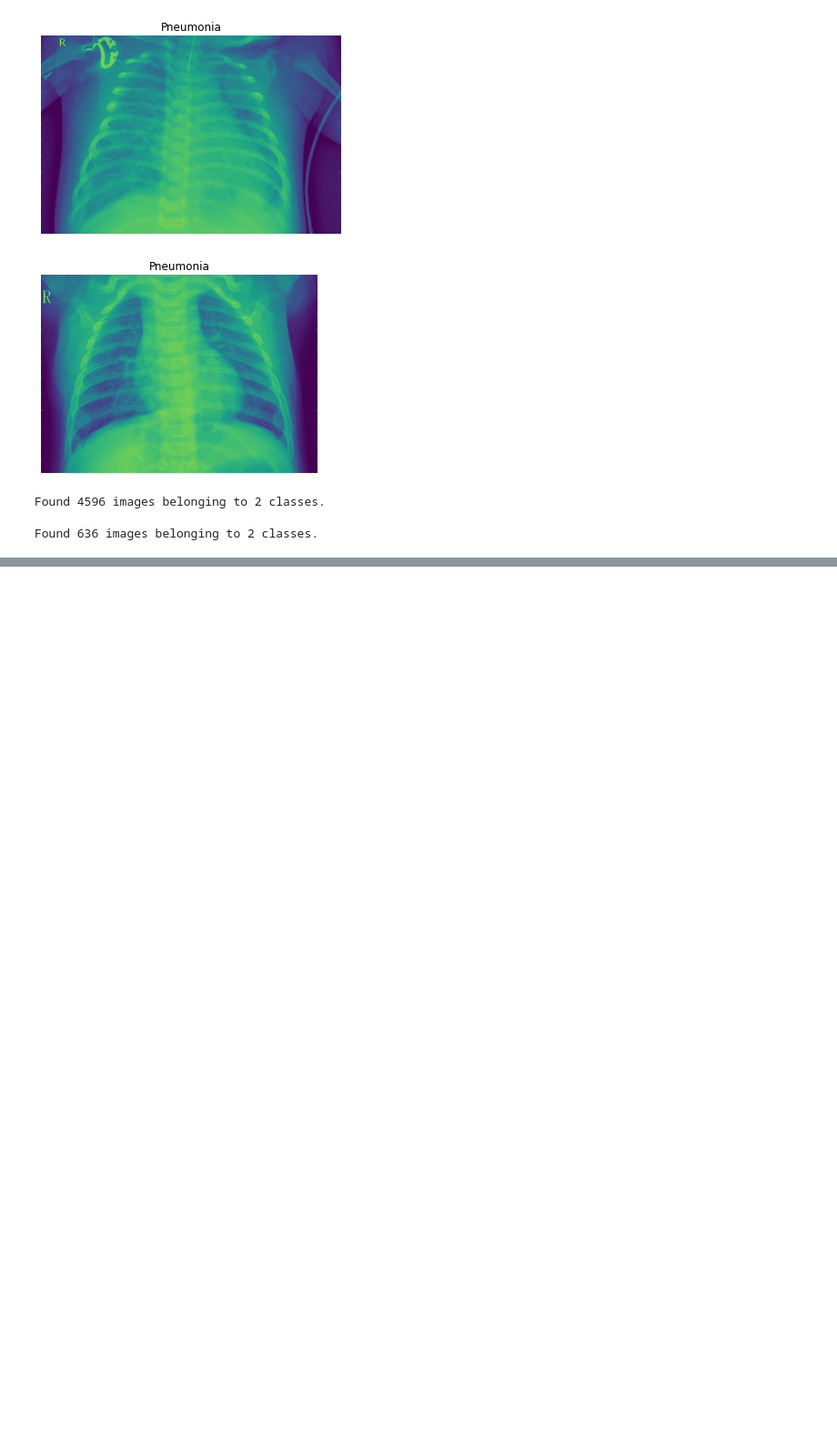
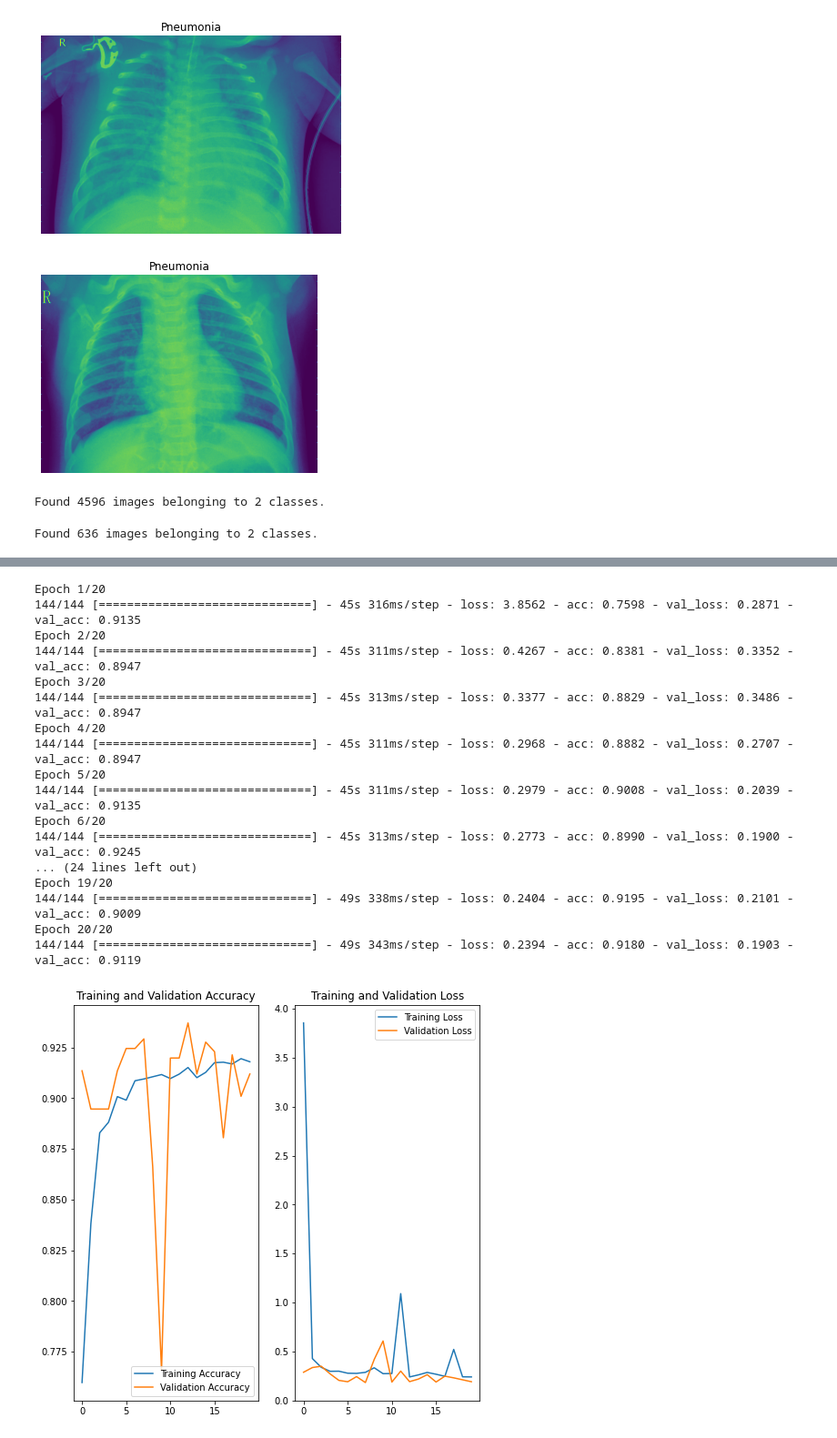
Before and after one commit to ChristosMaglaras/Image-Classification-Chest-X-Ray-analysis-to-predict-presence-of-Lung-Pathologies, a Jupyter notebook: notebooks/christos.ipynb, the cells around one changed output, grey strips where cells are left out. Shown at 91% size. Cells and saved outputs as stored; diff of their text form; code cells hidden in the pictures; blank space fills up the shorter version.

```diff
--- a/notebooks/christos.ipynb
+++ b/notebooks/christos.ipynb
@@ -181,0 +220,77 @@ Function call stack:
+# %%
+model=tf.keras.Sequential([
+    tf.keras.layers.Conv2D(32,(3,3),input_shape=(96,96,3),activation = 'relu'),
+    tf.keras.layers.MaxPooling2D(2,2),
+
+    tf.keras.layers.Conv2D(64,(3,3), activation = 'relu'),
+    tf.keras.layers.MaxPooling2D(2,2),
+    tf.keras.layers.Dropout(0.2),
+
+    tf.keras.layers.Conv2D(128,(3,3), activation = 'relu'),
+    tf.keras.layers.MaxPooling2D(2,2),
+    tf.keras.layers.Dropout(0.2),
+
+    tf.keras.layers.Conv2D(256,(3,3), activation = 'relu'),
+    tf.keras.layers.MaxPooling2D(2,2),
+
+    tf.keras.layers.Flatten(),
+    tf.keras.layers.Dropout(0.2),
+    tf.keras.layers.Dense(256,activation = 'relu'),
+    tf.keras.layers.Dense(1,activation   = 'sigmoid')
+])
+
+model.compile(optimizer = tf.keras.optimizers.RMSprop(lr      = 0.001,
+                                                      rho     = 0.90,
+                                                      epsilon = 1e-08,
+                                                      decay   = 0.0),
+              loss = 'binary_crossentropy',
+              metrics = ['acc'])
+
+with tf.device('/device:GPU:0'):
+    history = model.fit(train_generator,
+            validation_data = val_generator,
+            epochs = 20,
+            batch_size = 64,
+            verbose = 1,
+            )
+
+acc = history.history['acc']
+val_acc = history.history['val_acc']
+
+loss=history.history['loss']
+val_loss=history.history['val_loss']
+epochs = 20
+epochs_range = range(epochs)
+
+plt.figure(figsize=(8, 8))
+plt.subplot(1, 2, 1)
+plt.plot(epochs_range, acc, label='Training Accuracy')
+plt.plot(epochs_range, val_acc, label='Validation Accuracy')
+plt.legend(loc='lower right')
+plt.title('Training and Validation Accuracy')
+
+plt.subplot(1, 2, 2)
+plt.plot(epochs_range, loss, label='Training Loss')
+plt.plot(epochs_range, val_loss, label='Validation Loss')
+plt.legend(loc='upper right')
+plt.title('Training and Validation Loss')
+plt.show()
+# %% [output]
+Epoch 1/20
+144/144 [==============================] - 45s 316ms/step - loss: 3.8562 - acc: 0.7598 - val_loss: 0.2871 - val_acc: 0.9135
+Epoch 2/20
+144/144 [==============================] - 45s 311ms/step - loss: 0.4267 - acc: 0.8381 - val_loss: 0.3352 - val_acc: 0.8947
+Epoch 3/20
+144/144 [==============================] - 45s 313ms/step - loss: 0.3377 - acc: 0.8829 - val_loss: 0.3486 - val_acc: 0.8947
+Epoch 4/20
+144/144 [==============================] - 45s 311ms/step - loss: 0.2968 - acc: 0.8882 - val_loss: 0.2707 - val_acc: 0.8947
+Epoch 5/20
+144/144 [==============================] - 45s 311ms/step - loss: 0.2979 - acc: 0.9008 - val_loss: 0.2039 - val_acc: 0.9135
+Epoch 6/20
+144/144 [==============================] - 45s 313ms/step - loss: 0.2773 - acc: 0.8990 - val_loss: 0.1900 - val_acc: 0.9245
+... (24 lines left out)
+Epoch 19/20
+144/144 [==============================] - 49s 338ms/step - loss: 0.2404 - acc: 0.9195 - val_loss: 0.2101 - val_acc: 0.9009
+Epoch 20/20
+144/144 [==============================] - 49s 343ms/step - loss: 0.2394 - acc: 0.9180 - val_loss: 0.1903 - val_acc: 0.9119
+[figure, added]
```
Also changed, not shown: parts of 36 cells of this notebook.
